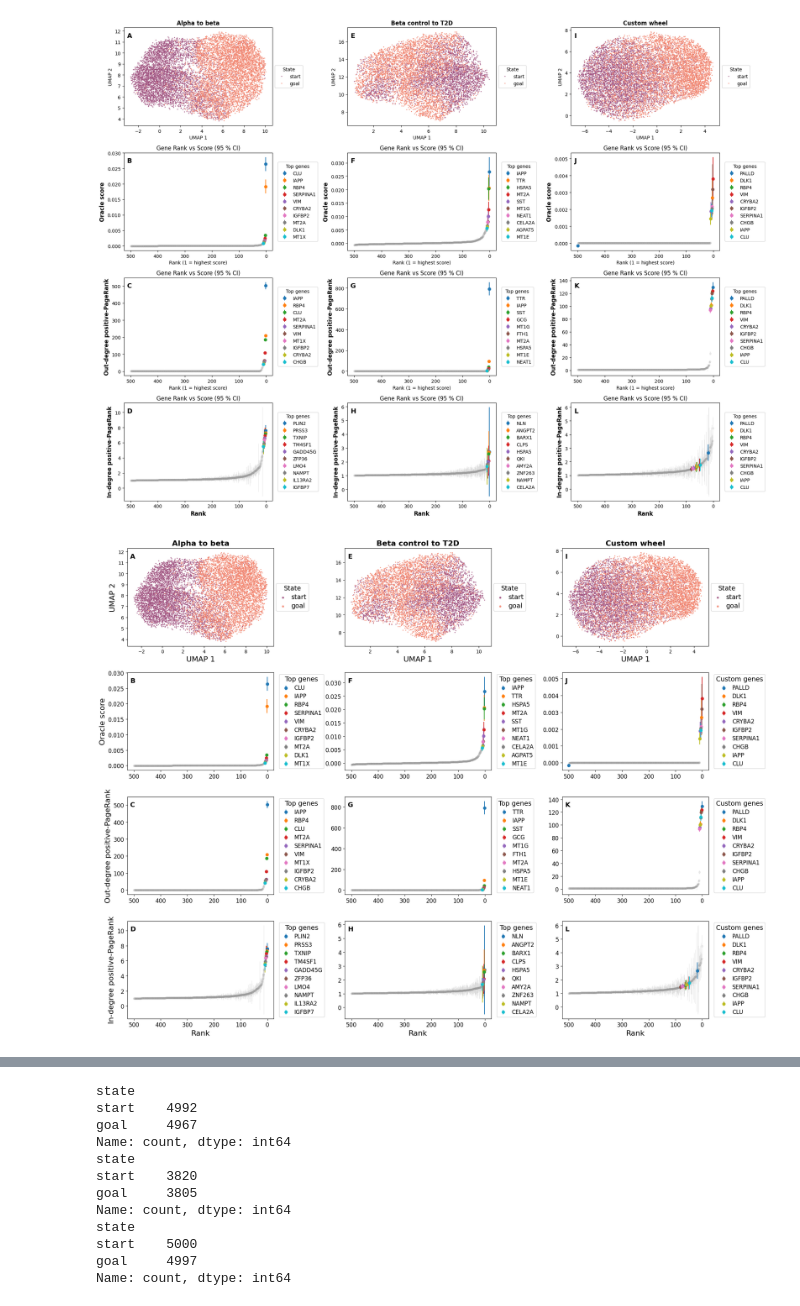
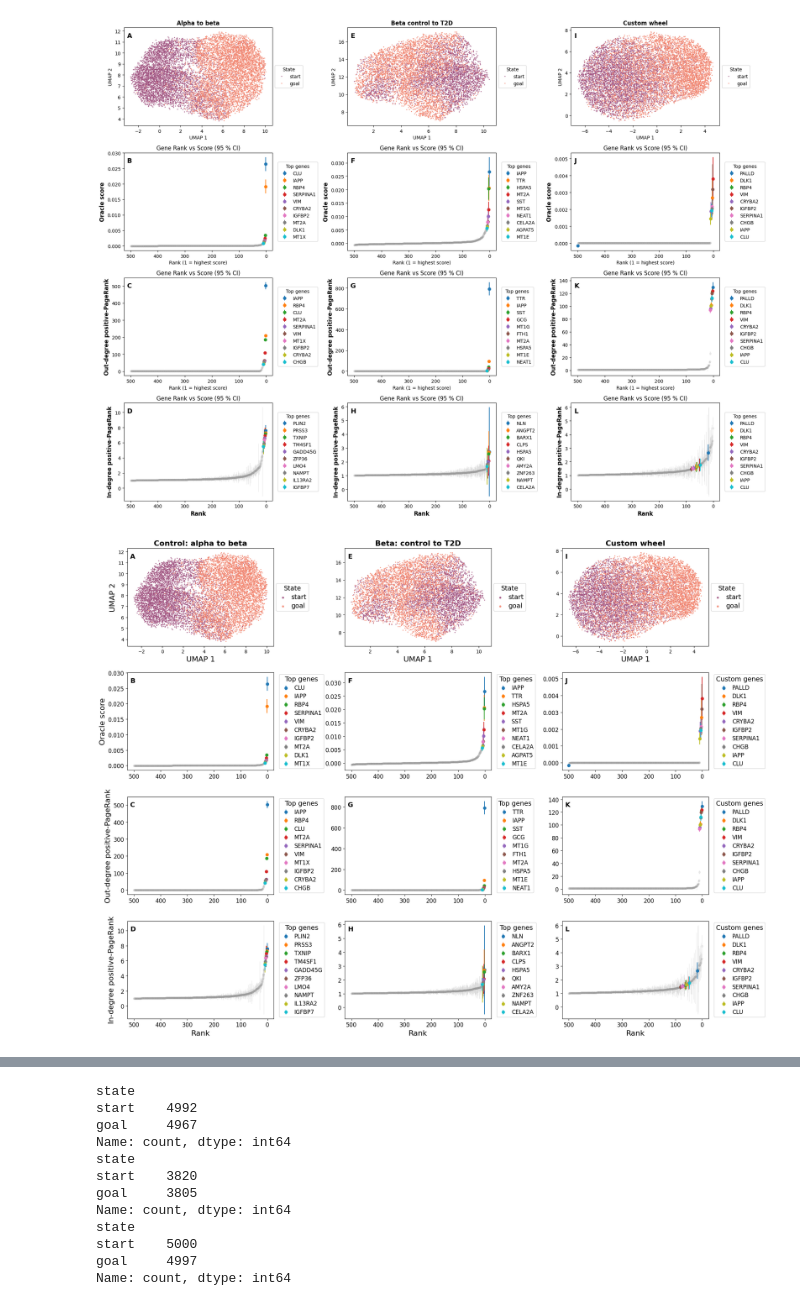
Before and after one commit to Jesse-Islam/reproduce_thesis, a Jupyter notebook: chapter_02/analyses/nozig/simulationPlotter_nozig.ipynb, the cells around one changed output, grey strips where cells are left out. Saved outputs shown, nothing was run; the diff lists cells and outputs as text; code cells hidden in the pictures.

```diff
--- a/chapter_02/analyses/nozig/simulationPlotter_nozig.ipynb
+++ b/chapter_02/analyses/nozig/simulationPlotter_nozig.ipynb
@@ -831,35 +831,35 @@ def assemble_multiplot(dataframes, umap_data, score_columns, label_col,
     axes[4].text(0.02, 0.95, subplot_labels[4], transform=axes[4].transAxes,fontsize=14, fontweight="bold", va="top")
     axes[5].text(0.02, 0.95, subplot_labels[5], transform=axes[5].transAxes,fontsize=14, fontweight="bold", va="top")
     axes[6].text(0.02, 0.95, subplot_labels[6], transform=axes[6].transAxes,fontsize=14, fontweight="bold", va="top")
     axes[7].text(0.02, 0.95, subplot_labels[7], transform=axes[7].transAxes,fontsize=14, fontweight="bold", va="top")
     axes[8].text(0.02, 0.95, subplot_labels[8], transform=axes[8].transAxes,fontsize=14, fontweight="bold", va="top")
     axes[9].text(0.02, 0.95, subplot_labels[9], transform=axes[9].transAxes,fontsize=14, fontweight="bold", va="top")
     axes[10].text(0.02, 0.95, subplot_labels[10], transform=axes[10].transAxes,fontsize=14, fontweight="bold", va="top")
     axes[11].text(0.02, 0.95, subplot_labels[11], transform=axes[11].transAxes,fontsize=14, fontweight="bold", va="top")
     plt.tight_layout()
     plt.show()
     return fig
 
 umapa2b=pd.read_csv(f"{main_path}{atob_outdir}/alphatobetaUMAP.csv")
 umapwheel=pd.read_csv(f"{main_path}{wheel_outdir}/customalphatobetaUMAP.csv")
 umapttoc=pd.read_csv(f"{main_path}{ttoc_outdir}/t2dtocontrolUMAP.csv")
 # Example usage with three dataframes and three score columns
 dataframes = [atob, ttoc, wheel]  # Replace with actual DataFrames
 score_columns = ['oracle_score', 'out_degree_pagerank_positive','in_degree_pagerank_positive']  # Replace with actual column names
 
 fig = assemble_multiplot(
     dataframes=dataframes,
     umap_data=[umapa2b, umapttoc, umapwheel],
     score_columns=score_columns,
     label_col='label',
-    dataset_names=['Alpha to beta', 'Beta control to T2D', 'Custom wheel'],  # Custom row labels
+    dataset_names=['Control: alpha to beta', 'Beta: control to T2D', 'Custom wheel'],  # Custom row labels
     score_titles=['Oracle score', 'Out-degree positive-PageRank', 'In-degree positive-PageRank'],      # Custom column titles
     x_axis_label='Rank'  # Custom X-axis label
 )
 
 fig.savefig(main_path+'nozig_SimulationResults.png')
 # %% [output]
-[figure, old version]
+[figure, new version]
 # %%
 from statsmodels.stats.multitest import multipletests
 import numpy as np
```
Also changed, not shown: parts of 5 cells of this notebook, 35 other files.
